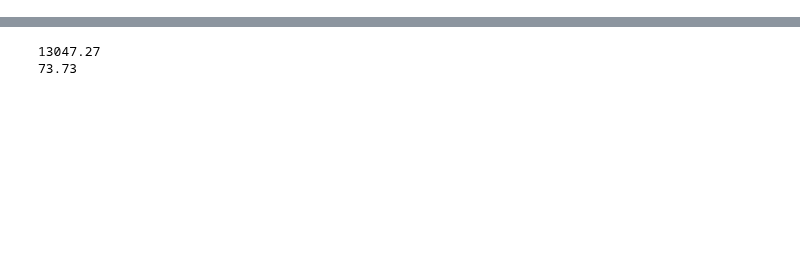
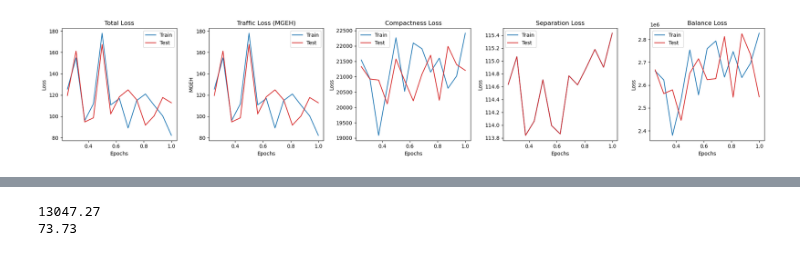
Before and after one commit to yueli901/mukara2, a Jupyter notebook: eval/loss_eval.ipynb, the cells around one changed output, grey strips where cells are left out. Saved outputs shown, nothing was run; the diff lists cells and outputs as text; code cells hidden in the pictures; blank space fills up the shorter version.

```diff
--- a/eval/loss_eval.ipynb
+++ b/eval/loss_eval.ipynb
@@ -41,3 +1,66 @@ plt.show()
+# %%
+from evaluate_log import extract_metrics
+import matplotlib.pyplot as plt
+
+# Load and preprocess log data
+df = extract_metrics('logs/training_log.log')[3:]
+
+# Define custom colors
+train_color = (31/255, 119/255, 180/255)  # Blue for training
+test_color = (214/255, 39/255, 40/255)    # Red for testing
+
+# Define x-axis values
+x_values = df['epoch'] + df['sensor'] / (max(df['sensor']) + 1)
+
+# Create subplots in one row
+fig, axes = plt.subplots(1, 5, figsize=(20, 4))
+
+# Total Loss
+axes[0].plot(x_values, df['train_total_loss'], label='Train', color=train_color)
+axes[0].plot(x_values, df['valid_total_loss'], label='Test', color=test_color)
+axes[0].set_title('Total Loss')
+axes[0].set_xlabel('Epochs')
+axes[0].set_ylabel('Loss')
+axes[0].legend()
+
+# Traffic Loss (MGEH)
+axes[1].plot(x_values, df['train_geh'], label='Train', color=train_color)
+axes[1].plot(x_values, df['valid_geh'], label='Test', color=test_color)
+axes[1].set_title('Traffic Loss (MGEH)')
+axes[1].set_xlabel('Epochs')
+axes[1].set_ylabel('MGEH')
+axes[1].legend()
+
+# Compactness Loss
+axes[2].plot(x_values, df['train_compactness'], label='Train', color=train_color)
+axes[2].plot(x_values, df['valid_compactness'], label='Test', color=test_color)
+axes[2].set_title('Compactness Loss')
+axes[2].set_xlabel('Epochs')
+axes[2].set_ylabel('Loss')
+axes[2].legend()
+
+# Separation Loss
+axes[3].plot(x_values, df['train_separation'], label='Train', color=train_color)
+axes[3].plot(x_values, df['valid_separation'], label='Test', color=test_color)
+axes[3].set_title('Separation Loss')
+axes[3].set_xlabel('Epochs')
+axes[3].set_ylabel('Loss')
+axes[3].legend()
+
+# Balance Loss
+axes[4].plot(x_values, df['train_balance'], label='Train', color=train_color)
+axes[4].plot(x_values, df['valid_balance'], label='Test', color=test_color)
+axes[4].set_title('Balance Loss')
+axes[4].set_xlabel('Epochs')
+axes[4].set_ylabel('Loss')
+axes[4].legend()
+
+# Adjust layout and save
+plt.tight_layout()
+plt.savefig('learning_curve.png')
+plt.show()
+# %% [output]
+[figure, added]
 # %%
 df
 # %% [output]
```
Also changed, not shown: parts of 2 cells of this notebook, 10 other files.
